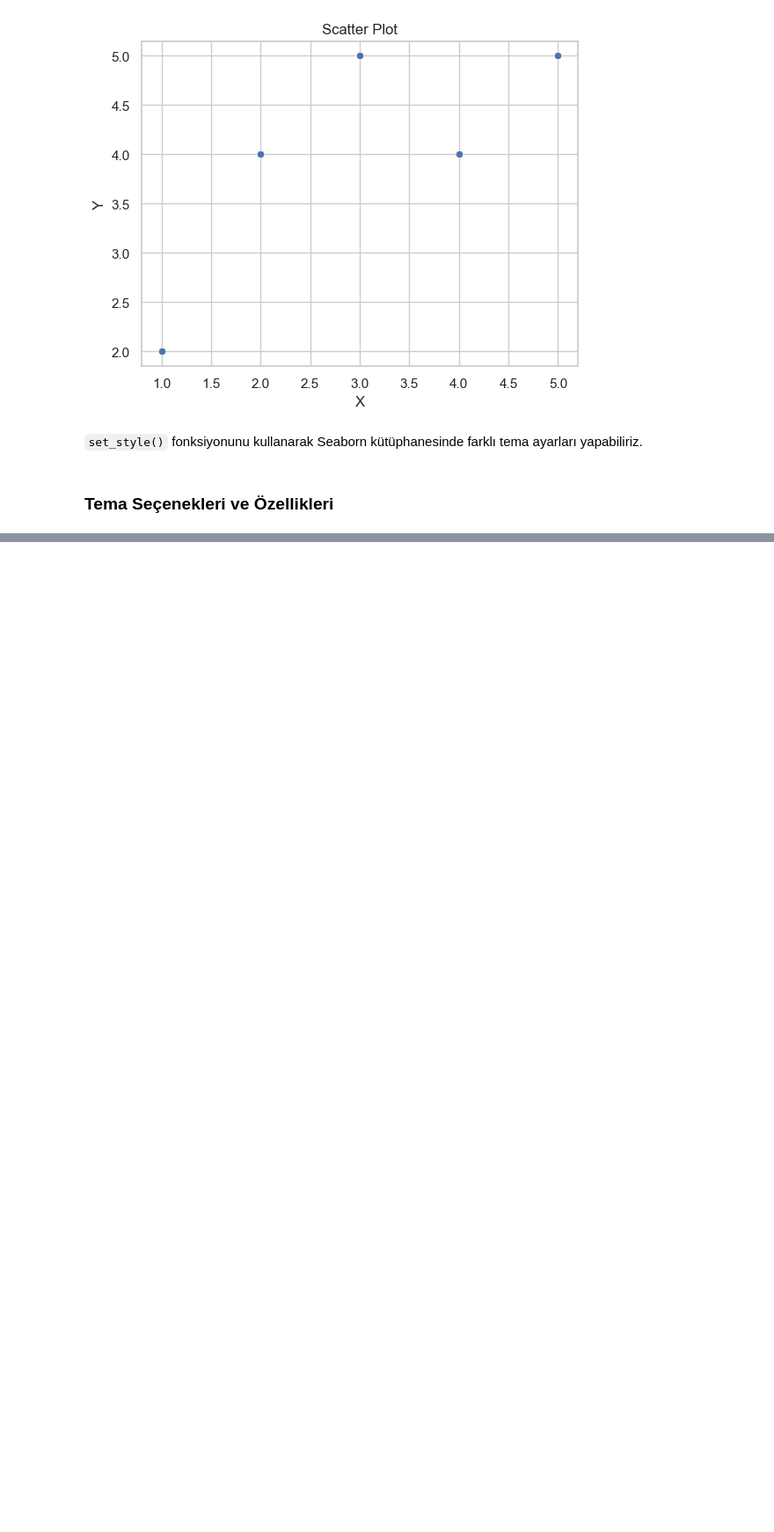
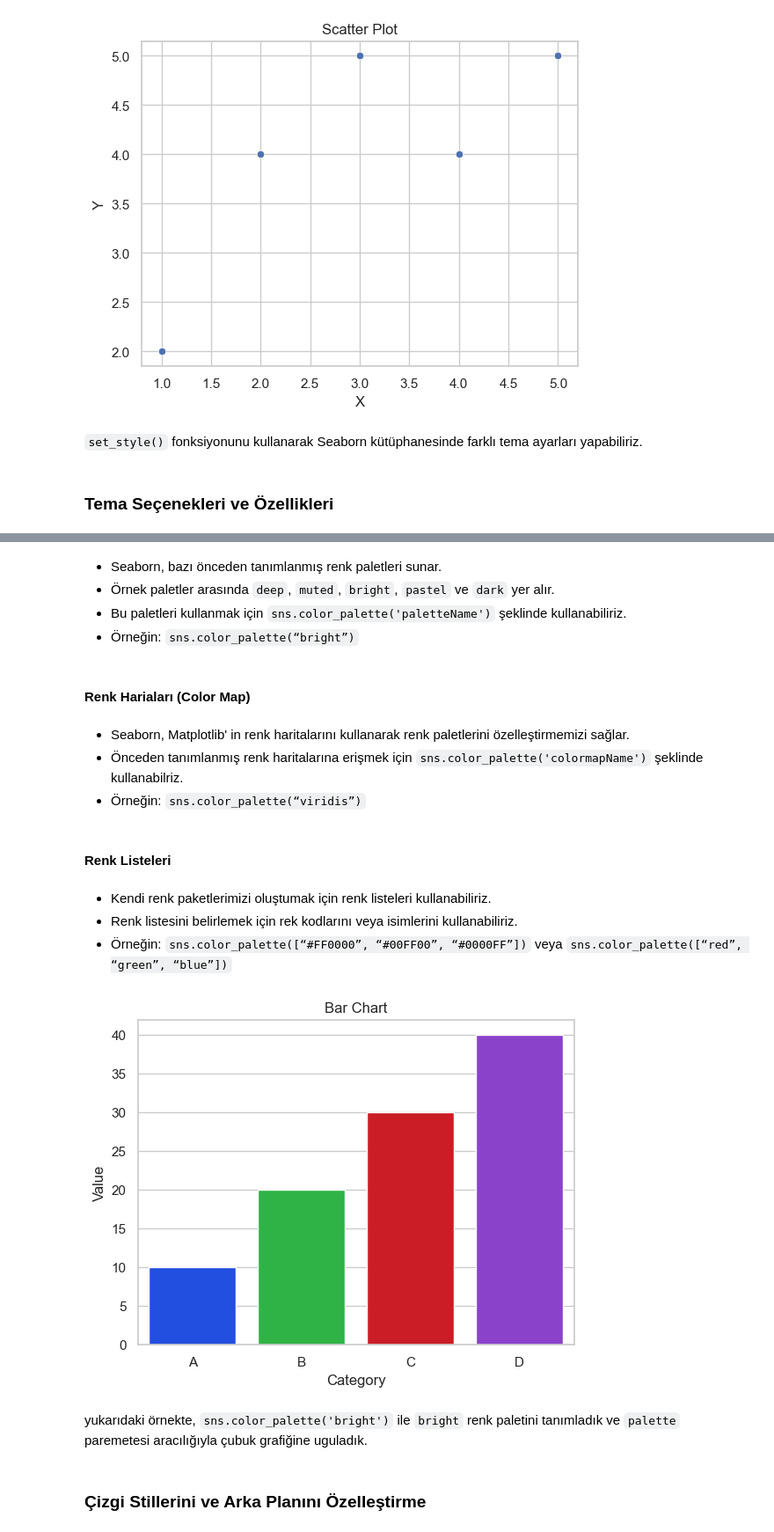
Before and after one commit to suleymangzy/Fundamentals-of-AI, a Jupyter notebook: DataVisualization/DataVisualization.ipynb, the cells around one changed output, grey strips where cells are left out. Shown: that part at 88% size. Cells and saved outputs as stored; diff of their text form; code cells hidden in the pictures; blank space fills up the shorter version.

Commit message:
Veri gorsellestirme klasörunde ilerleniyor.

```diff
--- a/DataVisualization/DataVisualization.ipynb
+++ b/DataVisualization/DataVisualization.ipynb
@@ -174,0 +187,39 @@ plt.show()
+# %% [markdown]
+* Seaborn,  bazı önceden tanımlanmış renk paletleri sunar.
+* Örnek paletler arasında `deep`, `muted`, `bright`, `pastel` ve `dark` yer alır.
+* Bu paletleri kullanmak için `sns.color_palette('paletteName')`  şeklinde kullanabiliriz.
+* Örneğin: `sns.color_palette(“bright”)`
+# %% [markdown]
+#### Renk Hariaları (Color Map)
+# %% [markdown]
+* Seaborn, Matplotlib' in renk haritalarını kullanarak renk paletlerini özelleştirmemizi sağlar.
+* Önceden tanımlanmış renk haritalarına erişmek için `sns.color_palette('colormapName')` şeklinde kullanabilriz.
+* Örneğin: `sns.color_palette(“viridis”)`
+# %% [markdown]
+#### Renk Listeleri
+# %% [markdown]
+* Kendi renk paketlerimizi oluştumak için renk listeleri kullanabiliriz.
+* Renk listesini belirlemek için rek kodlarını veya isimlerini kullanabiliriz.
+* Örneğin: `sns.color_palette([“#FF0000”, “#00FF00”, “#0000FF”])` veya `sns.color_palette([“red”, “green”, “blue”])`
+# %%
+veri = {'Kategori': ['A', 'B', 'C', 'D'],
+        'Değer': [10, 20, 30, 40]}
+
+df = pd.DataFrame(veri)
+
+renkler = sns.color_palette('bright6')
+
+sns.barplot(data=df, x='Kategori', y='Değer', hue='Kategori',
+            palette=renkler[:df['Kategori'].nunique()], legend=False)
+
+plt.xlabel('Category')
+plt.ylabel('Value')
+plt.title('Bar Chart')
+
+plt.show()
+# %% [output]
+[figure, added]
+# %% [markdown]
+yukarıdaki örnekte, `sns.color_palette('bright')` ile `bright` renk paletini tanımladık ve `palette` paremetesi aracılığıyla çubuk grafiğine uguladık.
+# %% [markdown]
+### Çizgi Stillerini ve Arka Planını Özelleştirme
```
Also changed, not shown: parts of 6 cells of this notebook.
